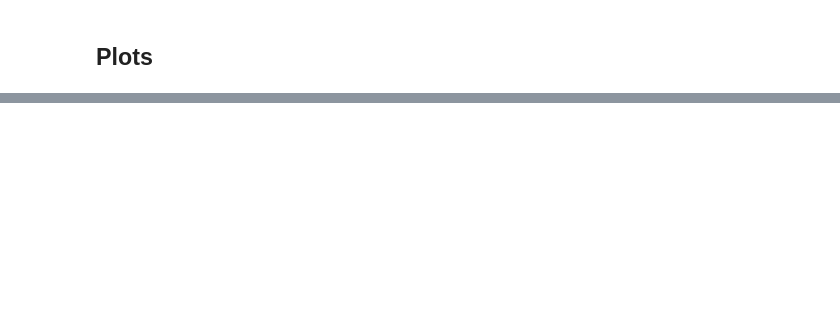
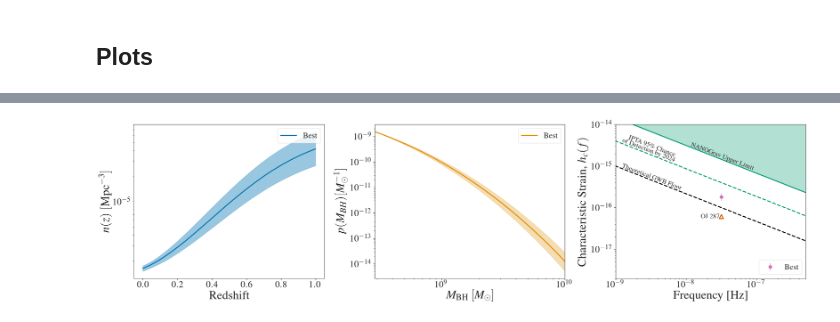
Before and after one commit to jacaseyclyde/J1010_1413_gws, a Jupyter notebook: gwb_calculation.ipynb, the cells around one changed output, grey strips where cells are left out. Saved outputs shown, nothing was run; the diff lists cells and outputs as text; code cells hidden in the pictures; blank space fills up the shorter version.

```diff
--- a/gwb_calculation.ipynb
+++ b/gwb_calculation.ipynb
@@ -590,0 +417,5 @@ $\displaystyle h_{c, 3, calc} = 1.06027e-16_{-6.74e-17}^{+1.17686e-16}$
+# %%
+# first we normalize the mass function so we get a probability. This
+# also gives the correct units for the mass dependency
+m_int = lambda M: BHMF(M, 0.3)
+norm = 1. / quad_vec(m_int, min_mchirp.value, max_mchirp.value)[0]
@@ -590,0 +439,9 @@ $\displaystyle h_{c, 3, calc} = 1.06027e-16_{-6.74e-17}^{+1.17686e-16}$
+# %%
+# finally, grab our accepted values and associated confidence interval
+hc3_q = np.quantile(hc3, q=[.16, .5, .84])
+order = 10. ** np.floor(np.log10(hc3_q[1]))
+display(Math(r'h_{{c, 3}} = ({0:.1f}_{{-{1:.1f}}}^{{+{2:.1f}}})'
+             r' \times 10^{{{3}}}'.format(hc3_q[1] / order,
+                                          (hc3_q[1] - hc3_q[0]) / order,
+                                          (hc3_q[2] - hc3_q[1]) / order,
+                                          np.log10(order))))
@@ -885,0 +452,78 @@ $\displaystyle h_{c, 3, calc} = 1.33804e-16_{-8.51e-17}^{+1.48518e-16}$
+# %%
+fig, ax = plt.subplots(1,3,figsize=(30,8))
+fsize = 36
+legendfsize = 24
+fsize2 = 20
+ticksize = 28
+ax[0].tick_params(labelsize = ticksize)
+ax[1].tick_params(labelsize = ticksize)
+ax[2].tick_params(labelsize = ticksize)
+
+## for n(z) plot
+zrange = np.linspace(zmin, zmax)
+ndz = [nz(np.log10((1. * (10. ** (46.)) * u.erg / u.s).to(u.Lsun).value),
+         zi, scale=scale) for zi in zrange]
+
+ndz_q = np.quantile(ndz, q=[.16, .5, .84], axis=1)
+
+mrange = np.logspace(np.log10(m_min.value), np.log10(m_max.value))
+mf = [BHMF(mi, 0.3) * norm for mi in mrange]
+mf_q = np.quantile(mf, q=[.16, .5, .84], axis=1)
+
+floor = 1.e-16*(freq/fidhz)**(-2./3.)
+
+### Number density v redshift
+ax[0].fill_between(zrange, ndz_q[0], ndz_q[2], color=cs[0], alpha=0.4)
+ax[0].plot(zrange, ndz_q[1], color=cs[0], label='Best', linewidth=3)
+ax[0].legend(fontsize=legendfsize)
+ax[0].set_yscale('log')
+ax[0].set_xlabel(r'Redshift',fontsize=fsize)
+ax[0].set_ylabel(r'$n(z)\ [\rm{Mpc}^{{-3}}]$',fontsize=fsize)
+
+##### pdf for mass
+logMwidth = np.log10(DeltaM.value)
+ax[1].plot(mrange, mf_q[1], color=cs[1], label='Best', linewidth=3)
+ax[1].fill_between(mrange, mf_q[0], mf_q[2], color=cs[1], alpha=0.3)
+ax[1].set_xlabel(r'$M_{\rm{BH}}\ [M_{\odot}]$',fontsize=fsize)
+ax[1].set_ylabel(r'$p(M_{{BH}}) [M_{\odot}^{{-1}}]$',fontsize=fsize);
+ax[1].set_xscale('log')
+ax[1].set_yscale('log')
+ax[1].set_xlim([m_min.value, m_max.value])
+handles, labels = ax[1].get_legend_handles_labels()
+ax[1].legend(fontsize=legendfsize)
+
+##### LIMITS
+ax[2].loglog(freq, ptalimit, color=cs[2],linewidth=3)
+ax[2].fill_between(freq, ptalimit, 1.e-12*np.ones(len(freq)),alpha=0.3, color=cs[2])
+ax[2].annotate("NANOGrav Upper Limit", xy=(freq.value[19], ptalimit.value[19]), xytext=(3, 3),
+               textcoords="offset points", rotation_mode='anchor',
+               rotation=-21, fontsize=fsize2)
+
+ax[2].loglog(freq, floor, color='black', linestyle='dashed',  linewidth=3)
+ax[2].annotate("Theoretical GWB Floor", xy=(freq.value[7], floor.value[7]),
+               xytext=(3, 3), textcoords="offset points",
+                rotation_mode='anchor', rotation=-21, fontsize=fsize2)
+
+ax[2].loglog(freq, iptafuturelimit, c=cs[2],linewidth=3, linestyle='dashed')
+ax[2].annotate(r'IPTA 95\% Chance\\ of Detection by 2024',
+               xy=(freq.value[7], iptafuturelimit.value[7]), xytext=(3, 3),
+               textcoords="offset points", rotation_mode='anchor', rotation=-21,
+               fontsize=fsize2)
+
+ax[2].scatter(fidhz.value, 6.1e-17, color=cs[3], marker='^', s=150,
+              facecolor='none', linewidth=3)
+ax[2].annotate("OJ 287", xy=(fidhz.value, 6.1e-17), xytext=(-5, 0),
+               textcoords="offset points", fontsize=fsize2, ha='right', va='center')
+# ax[2].text(fidhz.value-1.75e-8, 6.01e-17, 'OJ 287', fontsize=fsize2)
+ax[2].errorbar(fidhz.value, hc3_q[1],
+               yerr=[[hc3_q[1] - hc3_q[0]], [(hc3_q[2] - hc3_q[1])]], fmt='o',
+               markersize=10, color=cs[4], label='Best')
+ax[2].legend(loc='lower right',fontsize=legendfsize)
+ax[2].set_xlabel(r'Frequency [Hz]',fontsize=fsize)
+ax[2].set_ylabel(r'Characteristic Strain, $h_c(f)$',fontsize=fsize)
+ax[2].set_xlim([1.e-9, 5.e-7])
+ax[2].set_ylim([2.e-18, 1.e-14])
+plt.tight_layout()
+plt.savefig('stochasticgwb_limits_3panel.png', dpi=500)
+# %% [output]
+[figure, added]
```
Also changed, not shown: parts of 54 cells of this notebook.
